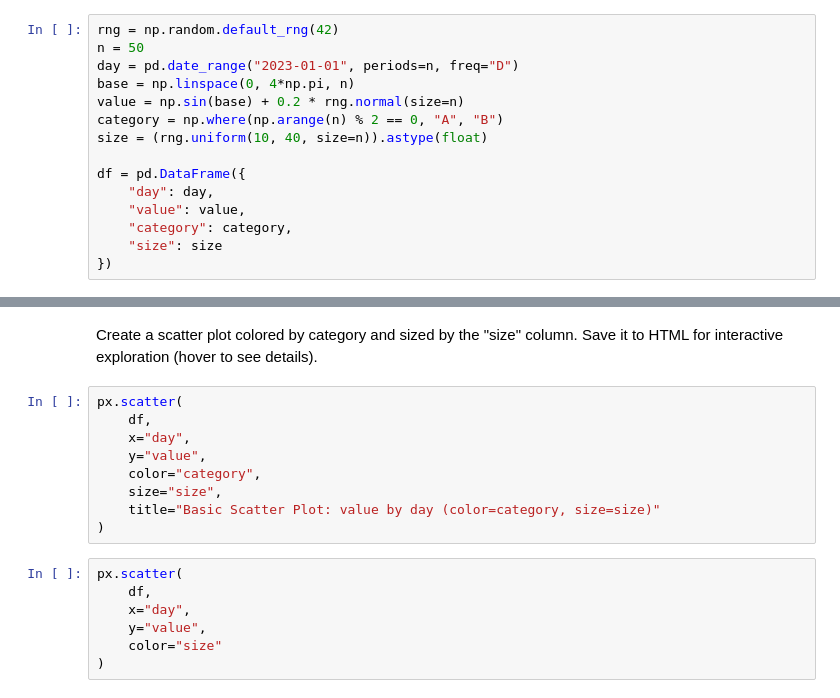
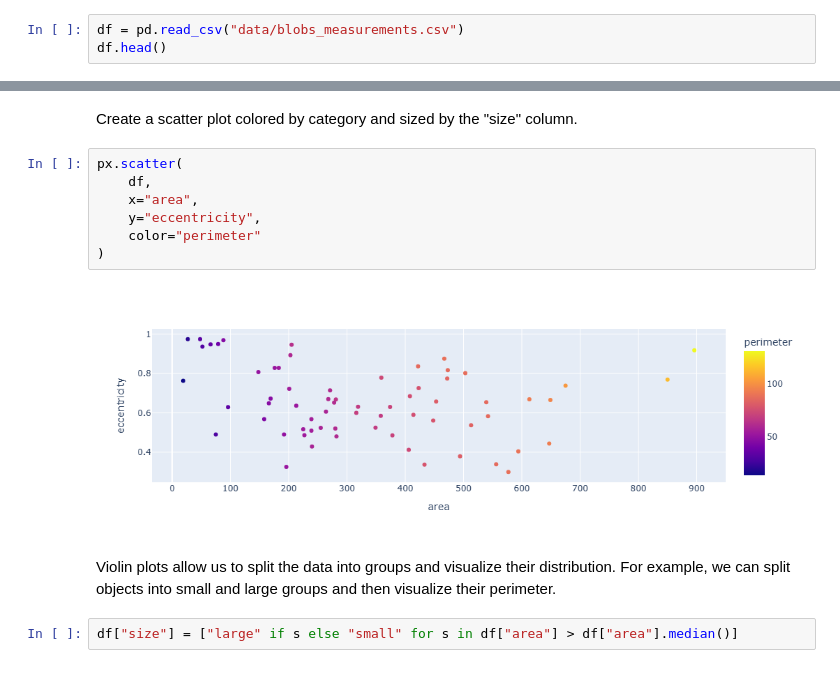
Before and after one commit to Sukanto54cl/ai-school-iom-2025, a Jupyter notebook: docs/day3.2_data_visualization/10_plotly_basic.ipynb, the cells around one changed output, grey strips where cells are left out. Saved outputs shown, nothing was run; the diff lists cells and outputs as text.

```diff
--- a/docs/day3.2_data_visualization/10_plotly_basic.ipynb
+++ b/docs/day3.2_data_visualization/10_plotly_basic.ipynb
@@ -12,15 +12,3 @@ Generate a small demo DataFrame with time series data and some categories. Save
 # %%
-rng = np.random.default_rng(42)
-n = 50
-day = pd.date_range("2023-01-01", periods=n, freq="D")
-base = np.linspace(0, 4*np.pi, n)
-value = np.sin(base) + 0.2 * rng.normal(size=n)
-category = np.where(np.arange(n) % 2 == 0, "A", "B")
-size = (rng.uniform(10, 40, size=n)).astype(float)
-
-df = pd.DataFrame({
-    "day": day,
-    "value": value,
-    "category": category,
-    "size": size
-})
+df = pd.read_csv("data/blobs_measurements.csv")
+df.head()
@@ -33,18 +22,15 @@ px.line(df, x="day", y="value", title="Basic Line Plot: value over time")
 # %% [markdown]
-Create a scatter plot colored by category and sized by the "size" column. Save it to HTML for interactive exploration (hover to see details).
+Create a scatter plot colored by category and sized by the "size" column.
-# %%
-px.scatter(
-    df,
-    x="day",
-    y="value",
-    color="category",
-    size="size",
-    title="Basic Scatter Plot: value by day (color=category, size=size)"
-)
 # %%
 px.scatter(
     df,
-    x="day",
-    y="value",
-    color="size"
+    x="area",
+    y="eccentricity",
+    color="perimeter"
 )
+# %% [output]
+[figure, added]
+# %% [markdown]
+Violin plots allow us to split the data into groups and visualize their distribution. For example, we can split objects into small and large groups and then visualize their perimeter.
+# %%
+df["size"] = ["large" if s else "small" for s in df["area"] > df["area"].median()]
```
Also changed, not shown: parts of 7 cells of this notebook, 5 other files.
